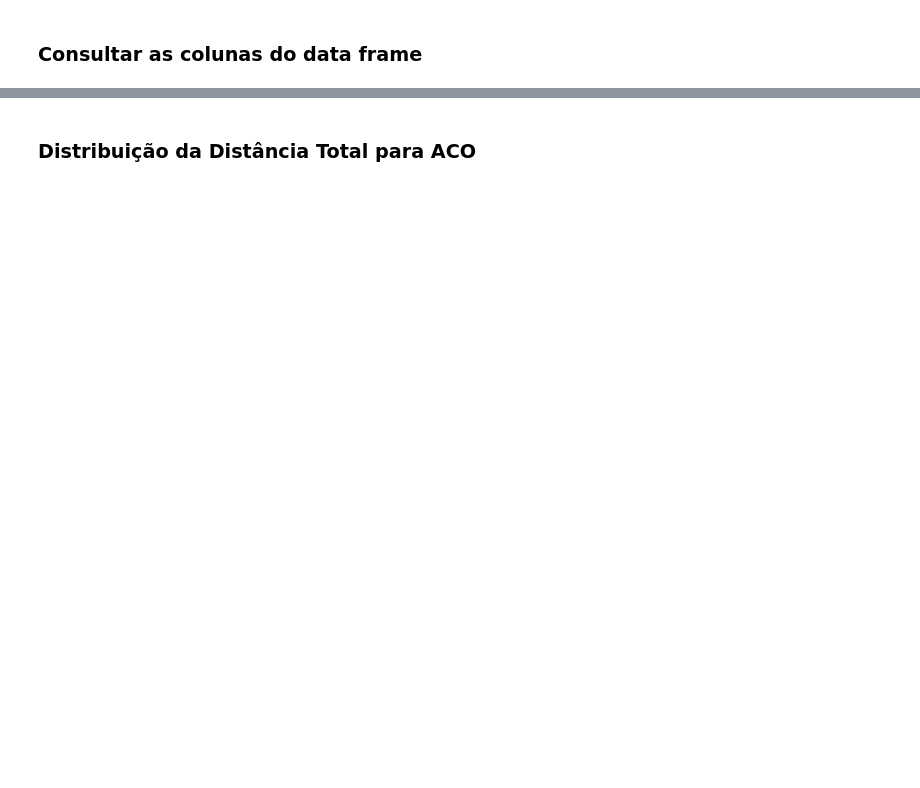
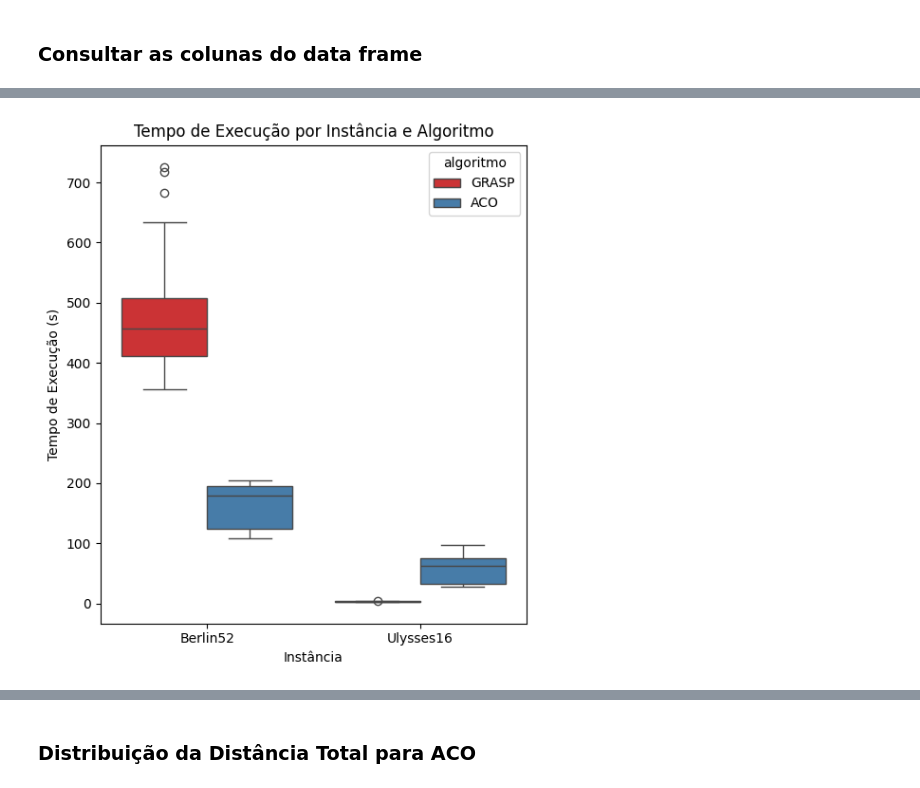
Before and after one commit to ste-coding/problema-caixeiro-viajante, a Jupyter notebook: dados.ipynb, the cells around one changed output, grey strips where cells are left out. Cells and saved outputs as stored; diff of their text form; code cells hidden in the pictures; blank space fills up the shorter version.

```diff
--- a/dados.ipynb
+++ b/dados.ipynb
@@ -162,0 +465,29 @@ Index(['execucao', 'melhor_caminho', 'distancia_total', 'tempo_execucao',
+# %%
+# Adicionar instância e algoritmo aos dataframes
+df_grasp_berlin52['instancia'] = 'Berlin52'
+df_aco_berlin52['instancia'] = 'Berlin52'
+df_grasp_ulysses16['instancia'] = 'Ulysses16'
+df_aco_ulysses16['instancia'] = 'Ulysses16'
+
+# Combinar dataframes para comparação
+df_combined = pd.concat([
+    df_grasp_berlin52[['distancia_total', 'tempo_execucao', 'instancia', 'execucao']].assign(algoritmo='GRASP'),
+    df_aco_berlin52[['distancia_total', 'tempo_execucao', 'instancia', 'execucao']].assign(algoritmo='ACO'),
+    df_grasp_ulysses16[['distancia_total', 'tempo_execucao', 'instancia', 'execucao']].assign(algoritmo='GRASP'),
+    df_aco_ulysses16[['distancia_total', 'tempo_execucao', 'instancia', 'execucao']].assign(algoritmo='ACO')
+])
+
+# Plotar o desempenho
+plt.figure(figsize=(10, 6))
+
+# Tempo de Execução
+plt.subplot(1, 2, 2)
+sns.boxplot(data=df_combined, x='instancia', y='tempo_execucao', hue='algoritmo', palette='Set1')
+plt.title('Tempo de Execução por Instância e Algoritmo')
+plt.xlabel('Instância')
+plt.ylabel('Tempo de Execução (s)')
+
+plt.tight_layout()
+plt.show()
+# %% [output]
+[figure, added]
```
Also changed, not shown: parts of 78 cells of this notebook.
